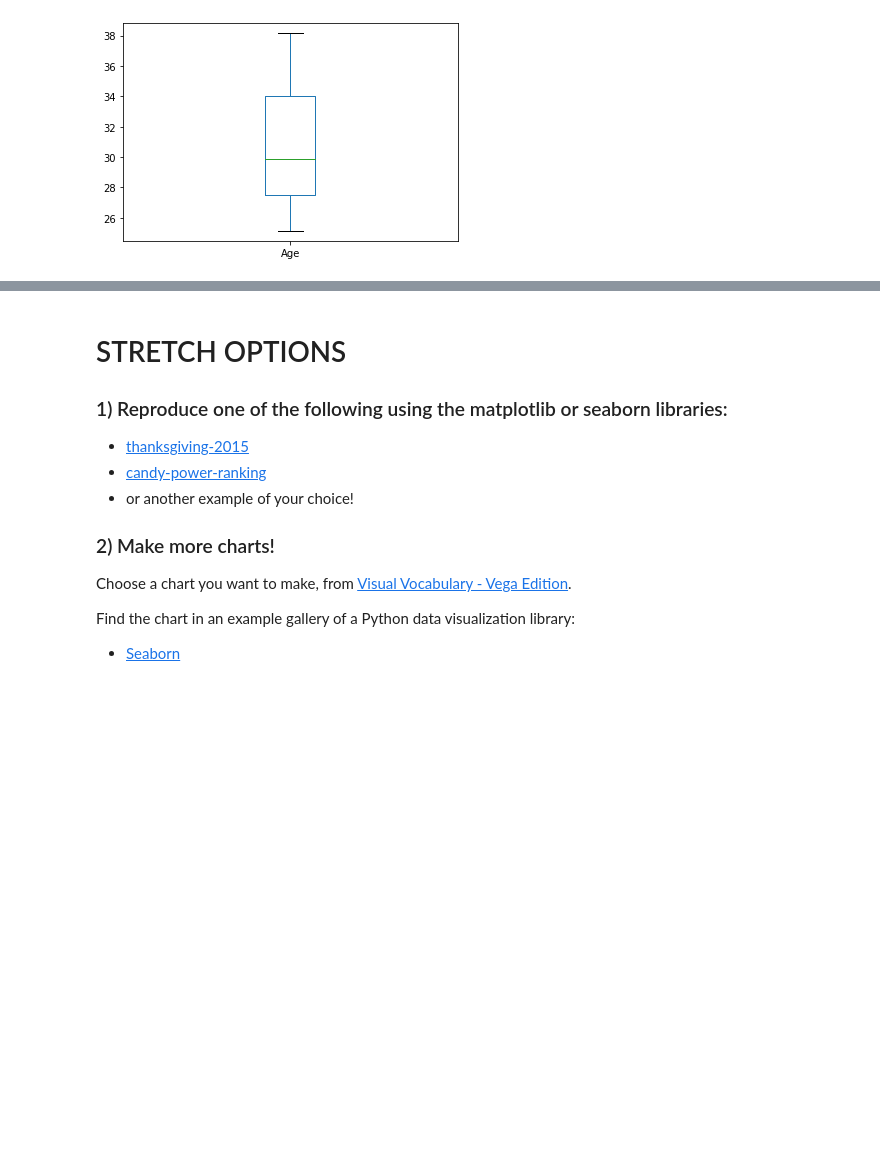
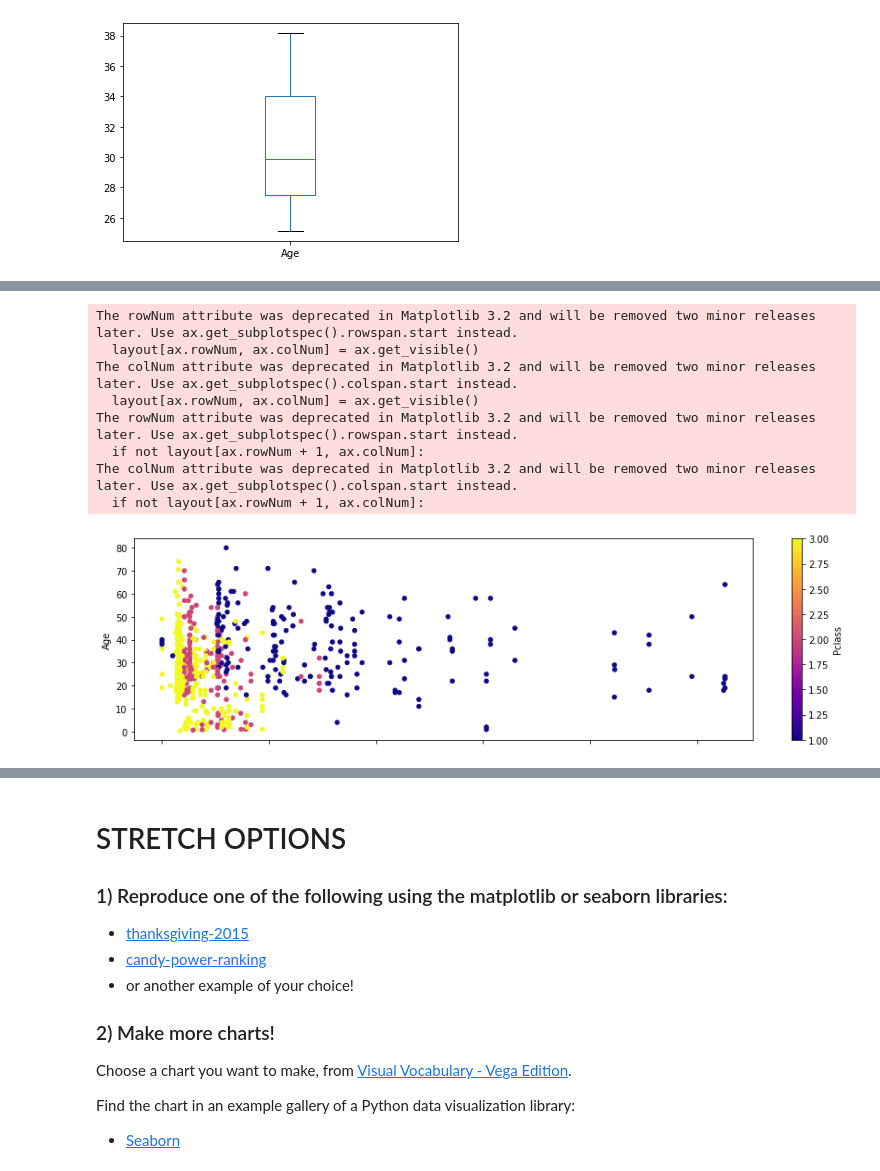
Before and after one commit to marianvinas/DS-Unit-1-Sprint-1-Data-Wrangling-and-Storytelling-1, a Jupyter notebook: module4-make-explanatory-visualizations/LS_DS_114_Make_Explanatory_Visualizations_Assignment.ipynb, the cells around one changed output, grey strips where cells are left out. Saved outputs shown, nothing was run; the diff lists cells and outputs as text; code cells hidden in the pictures; blank space fills up the shorter version.

```diff
--- a/module4-make-explanatory-visualizations/LS_DS_114_Make_Explanatory_Visualizations_Assignment.ipynb
+++ b/module4-make-explanatory-visualizations/LS_DS_114_Make_Explanatory_Visualizations_Assignment.ipynb
@@ -271,0 +296,12 @@ tdf.groupby('cabin_class')['Age'].mean().plot(kind='box')
+# %%
+tdf.plot(kind='scatter', x='Fare' , y='Age', c='Pclass',colormap = 'plasma', figsize=(15,4));
+# %% [output]
+The rowNum attribute was deprecated in Matplotlib 3.2 and will be removed two minor releases later. Use ax.get_subplotspec().rowspan.start instead.
+  layout[ax.rowNum, ax.colNum] = ax.get_visible()
+The colNum attribute was deprecated in Matplotlib 3.2 and will be removed two minor releases later. Use ax.get_subplotspec().colspan.start instead.
+  layout[ax.rowNum, ax.colNum] = ax.get_visible()
+The rowNum attribute was deprecated in Matplotlib 3.2 and will be removed two minor releases later. Use ax.get_subplotspec().rowspan.start instead.
+  if not layout[ax.rowNum + 1, ax.colNum]:
+The colNum attribute was deprecated in Matplotlib 3.2 and will be removed two minor releases later. Use ax.get_subplotspec().colspan.start instead.
+  if not layout[ax.rowNum + 1, ax.colNum]:
+[figure, added]
```
Also changed, not shown: parts of 11 cells of this notebook.
